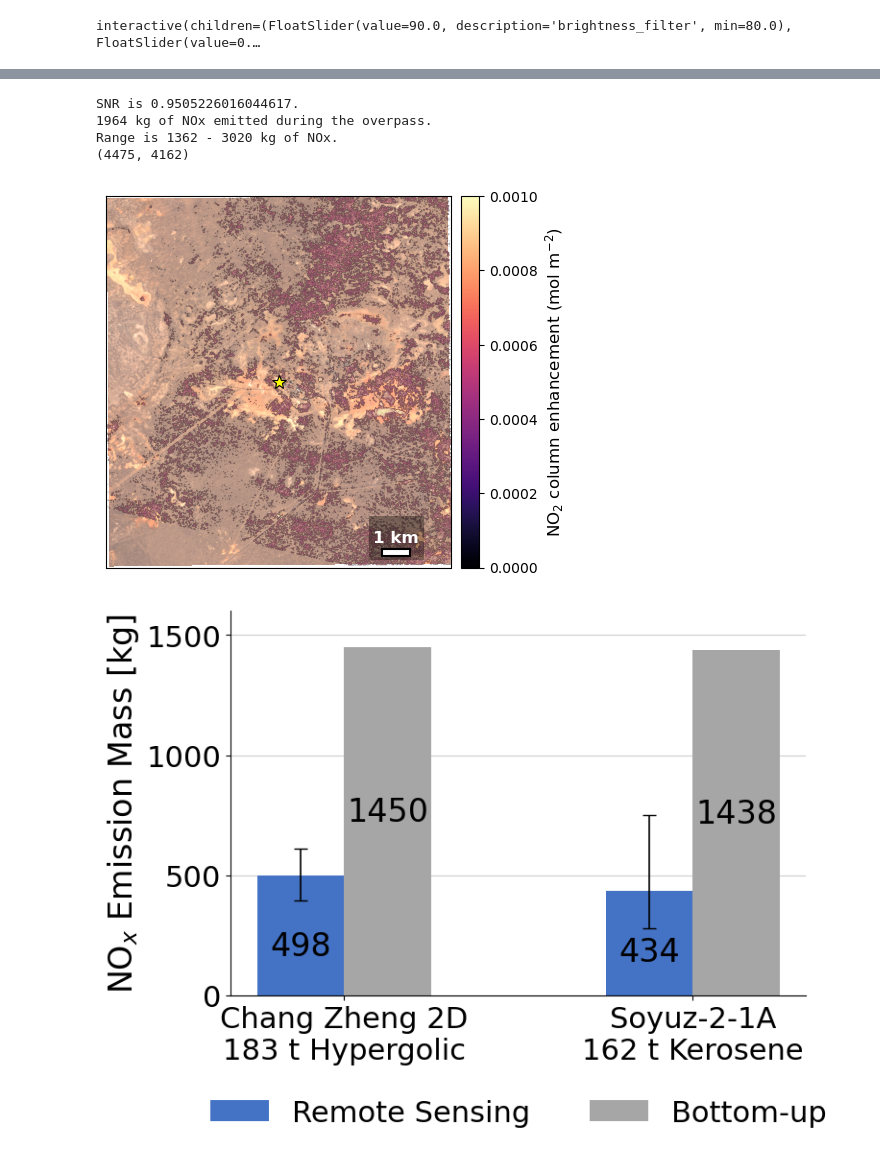
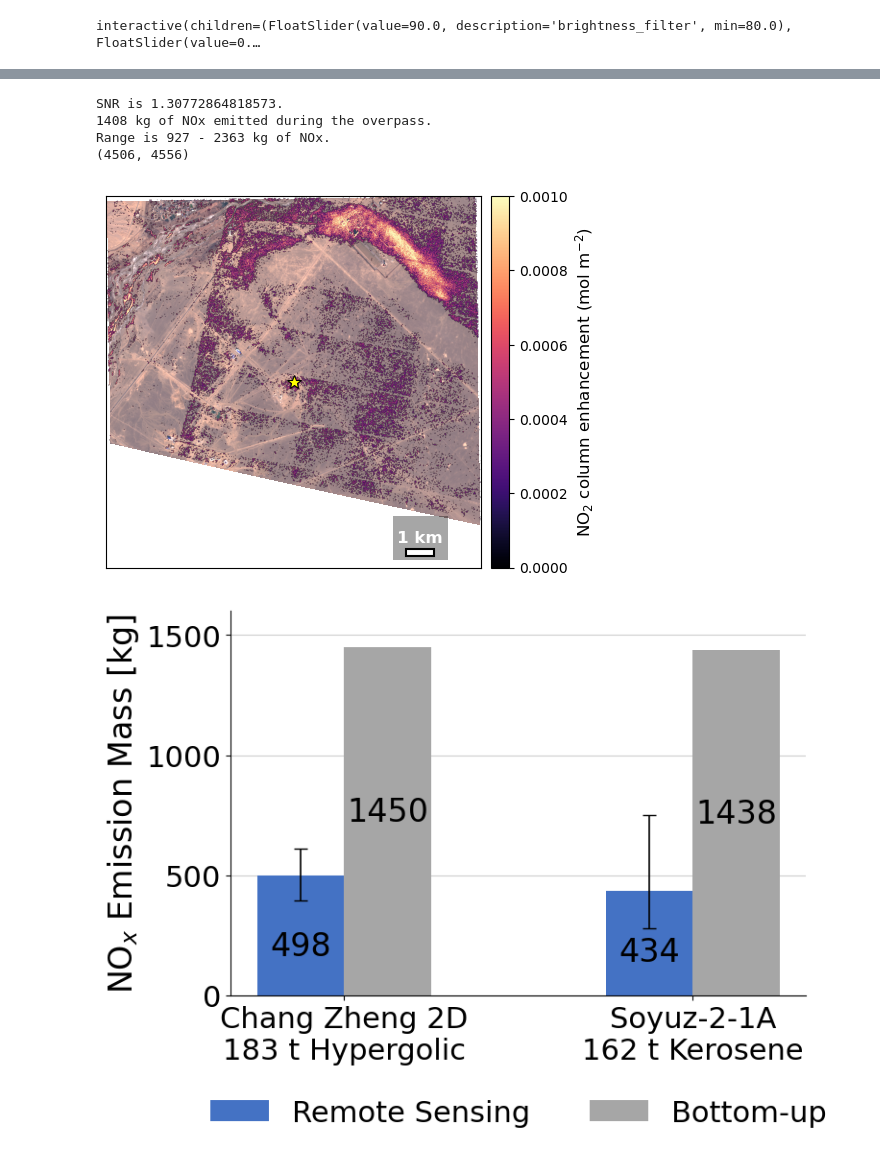
Before and after one commit to cbarker211/Level_1_Retrievals, a Jupyter notebook: no2_retrieval.ipynb, the cells around one changed output, grey strips where cells are left out. Cells and saved outputs as stored; diff of their text form; code cells hidden in the pictures.

```diff
--- a/no2_retrieval.ipynb
+++ b/no2_retrieval.ipynb
@@ -716,38 +450,37 @@ n_clusters = 1
 cloud_mask = False
 # %%
 # Calculate the valid, crop, and water masks across all refs and target
-valid_mask, water_mask = compute_validland_mask(crop, filters)
+valid_mask, water_mask = compute_validland_mask(data_tar, data_ref, target_band, crop, filters, platform)
 
 # For SuperDove, quota limits mean we just use the references either side.
 if platform == "sd":
-    ind_ref = [1]
+    ind_ref = [0]
 
 # For Landsat and Sentinel, find refs with the most similar RMSE (over all valid land pixels)
 else:
-    ind_ref = find_refs(valid_mask&~water_mask, number_refs=number_refs)
-
-target = data_tar[target_band].values                    #         (H, W) - target scene
-refs   = data_ref[target_band].isel(time=ind_ref).values # (N_refs, H, W) - reference scenes
+    ind_ref = find_refs(valid_mask&~water_mask, data_tar, data_ref, time_ref, number_refs=number_refs)
 
 # Now recreate the mask over the target and refs only
-valid_mask, water_mask = compute_validland_mask(crop, filters, ind_ref)
+valid_mask, water_mask = compute_validland_mask(data_tar, data_ref, target_band, crop, filters, platform, ind_ref)
 
 # Calculate the cloud mask (for the targets and chosen refs only, as this takes a while)
+# TODO: Fix cloud mask for landsat.
 if cloud_mask:
-    cloud_mask = compute_cloudmask(ind_ref, platform) # use omnicloudmask
-    if platform == "sn":
+    cloud_mask = compute_cloudmask(ind_ref, platform, data_tar, time_tar, time_ref, site_name, config, center_lat, center_lon) # use omnicloudmask
+    if platform == "sn" and cloud_mask is not None:
         shape = np.shape(valid_mask)
         frac = downscale_local_mean(cloud_mask.astype(float), (6, 6))
         cloud_frac  = frac[:shape[0], :shape[1]]
         cloud_mask = cloud_frac > 0
         valid_mask = valid_mask & (~cloud_mask)
-    elif platform == "ls":
+    elif platform == "ls" and cloud_mask is not None:
         valid_mask = valid_mask & ~cloud_mask
 
 # Split the target into clusters over all valid, non-water, non-cloud pixels.
-mf_clusters = compute_clusters(data_tar, valid_mask&~water_mask, n_clusters)
+# TODO: Fix cluster band names.
+mf_clusters = compute_clusters(data_tar, valid_mask&~water_mask, n_clusters, platform, target_band)
 
 # Plot.
-initial_plots(~valid_mask&water_mask, mf_clusters, n_clusters, crop)
-plot_refs(ind_ref, valid_mask, water_mask)
+initial_plots(~valid_mask|water_mask, crop)
+plot_refs(ind_ref, valid_mask, water_mask, mf_clusters, n_clusters)
 # %% [output]
@@ -818,12 +551,13 @@ def calc_retrieval(target, ref, valid_mask, water_mask, plume_mask):
     else:
         retrieval = 1
 
-    # Flatten everything so its one line of pixels and calculate the scale factor (2D array).
+    # Flatten everything so its one line of pixels and calculate the scale factor.
     # The ratio should always be calculated over valid, non-water, non-cloud pixels.
     flattened_mask = mask.flatten()
     ref_flat    = ref.flatten()[flattened_mask]
     target_flat = target.flatten()[flattened_mask]
-    c = (ref_flat @ target_flat) / (ref_flat @ ref_flat)
+    c = (ref_flat @ target_flat) / (target_flat @ target_flat)
+    print(f"Scale factor (c): {c:.4f}")
 
     # Equation 1 - Normalized Reflectance Ratio
     # Valid pixels only, exclude water, exclude cloud.
@@ -859,13 +593,13 @@ def isolate_plume(no2_vcd, sigma, percentile):
 
     return no2_smooth, no2_plume, plume_mask
 
-def tweak_morphology(sigma,percentile,morph_struct_size, morph_iterations):
+def tweak_morphology(sigma,percentile,morph_struct_size):
 
     no2_smooth, no2_plume, plume_mask = isolate_plume(no2_vcd, sigma, percentile)
 
     # Alternating erosion/dilation of the plume mask to remove artifacts (2nd retrieval only)
     struct = np.ones((morph_struct_size, morph_struct_size))
-    for i in range(morph_iterations):
+    for i in range(2):
         plume_mask = binary_dilation(binary_erosion(plume_mask, struct), struct)
         plume_mask = binary_erosion(binary_dilation(plume_mask, struct), struct)
     display_mask = plume_mask & valid_mask
@@ -899,6 +633,9 @@ def tweak_morphology(sigma,percentile,morph_struct_size, morph_iterations):
 ###############
 # Retrieval 1
 ###############
+
+target = data_tar[target_band].values                    #         (H, W) - target scene
+refs   = data_ref[target_band].isel(time=ind_ref).values # (N_refs, H, W) - reference scenes
 
 # Calculate the weighted references with over non-plume, valid, non-water, non-cloud pixels.
 ref, weights_per_cluster = build_clustered_ref(refs, target, valid_mask&~water_mask, mf_clusters, n_clusters)
@@ -931,6 +668,6 @@ if do_retrieval_2:
                              water_mask,
                              plume_mask)
 
-    widgets.interact(tweak_morphology, sigma = (1,3,0.1), percentile=(75,100,1), morph_struct_size=(1,10,1), morph_iterations=(1,10,1))
+    widgets.interact(tweak_morphology, sigma = (1,3,0.1), percentile=(75,100,1), morph_struct_size=(1,10,1))
 # %% [output]
 Per-cluster reference weightings:
@@ -949,6 +680,7 @@ sigma = 3
 percentile = 75
 morph_struct_size = 5
 
+background_mask = valid_mask & ~water_mask & ~plume_mask   # we've now reproduced plume_mask, so update background_mask
 no2_smooth, _, plume_mask = isolate_plume(no2_vcd, sigma, percentile)
 
 struct = np.ones((morph_struct_size, morph_struct_size))
@@ -958,37 +690,37 @@ for i in range(2):
 
 display_mask = plume_mask & valid_mask
 no2_plume = np.ma.masked_where(~display_mask, no2_vcd)
 
 # Final SNR check
 sigma_noise = np.nanstd(no2_vcd[background_mask & np.isfinite(no2_vcd)])
 mu_plume    = np.nanmean(no2_vcd[plume_mask & np.isfinite(no2_vcd)])
 snr = mu_plume / sigma_noise
 print(f"SNR is {snr}.")
 
 #######################
 # Emission Calculation
 #######################
 
 mw_no2 = 0.04601  # kg/mol
 pixel_area = res ** 2 # m2
 ime_no2 = np.nansum(no2_plume * pixel_area)  # mol of NO2 (sum over plume pixels)
 
 L_eff = [1.38,1.74,2.14]
 tau = [1*60*60,2*60*60,5*60*60]
 
 imes = []
 for t in tau:
     for l in L_eff:
-        factor = np.exp(delta_t_secs / t) if delta_t_secs >= (20 * 60) else 1.0
+        factor = np.exp(data_tar["delta_t_secs"] / t) if data_tar["delta_t_secs"] >= (20 * 60) else 1.0
         ime_nox = factor * mw_no2 * ime_no2 * l  # kg of NOx
         imes.append(ime_nox)
 
 print(f"{imes[4]:.0f} kg of NOx emitted during the overpass.")
 print(f"Range is {np.min(imes):.0f} - {np.max(imes):.0f} kg of NOx.")
-plot_final_image(no2_plume, ime_nox, crop, 0.001)
+plot_final_image(no2_plume, imes[4], crop, 0.001)
 # %% [output]
-SNR is 0.9505226016044617.
-1964 kg of NOx emitted during the overpass.
-Range is 1362 - 3020 kg of NOx.
-(4475, 4162)
+SNR is 1.30772864818573.
+1408 kg of NOx emitted during the overpass.
+Range is 927 - 2363 kg of NOx.
+(4506, 4556)
-[figure, old version]
+[figure, new version]
```
Also changed, not shown: parts of 13 cells of this notebook, 7 other files.
